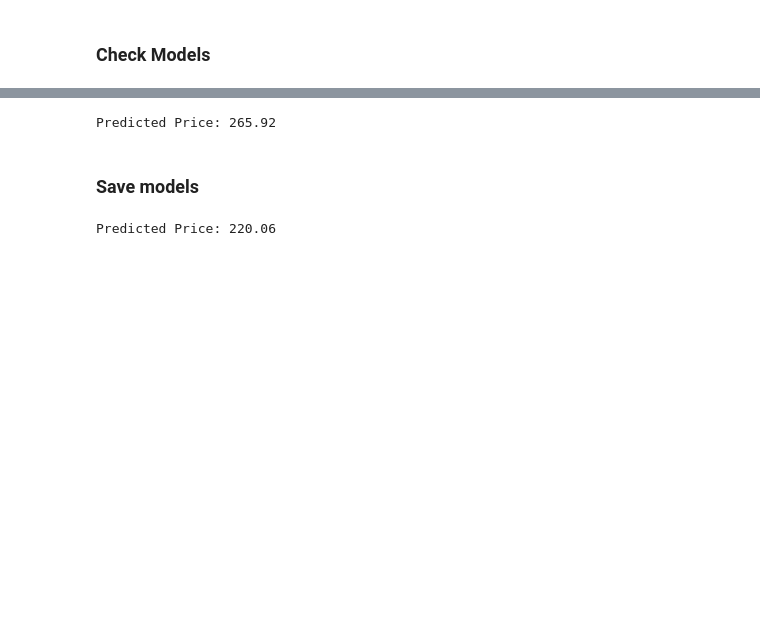
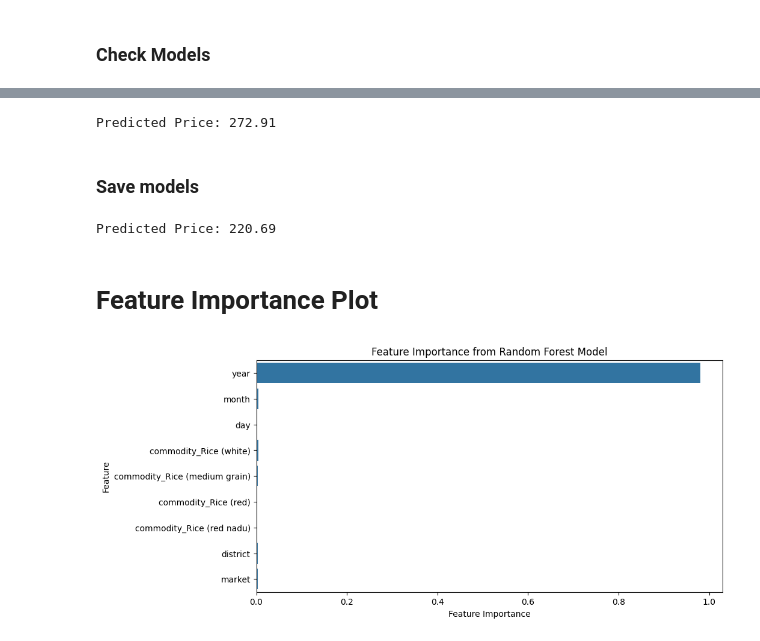
Before and after one commit to HChandeepa/Sri_Lanka_Food_Prices_Analysis, a Jupyter notebook: Sri_Lanka_Food_Prices_CW.ipynb, the cells around one changed output, grey strips where cells are left out. Saved outputs shown, nothing was run; the diff lists cells and outputs as text; code cells hidden in the pictures; blank space fills up the shorter version.

Commit message:
Graphs

```diff
--- a/Sri_Lanka_Food_Prices_CW.ipynb
+++ b/Sri_Lanka_Food_Prices_CW.ipynb
@@ -631,3 +618,21 @@ print(f"XGBoost R²: {r2_xgb:.2f}")
 XGBoost RMSE: 4.42
 XGBoost MAE: 3.20
 XGBoost R²: 1.00
+# %%
+from xgboost import XGBRegressor
+
+# Train an XGBoost model
+model_xgb = XGBRegressor(random_state=42, alpha=0.1, lambda_=0.1)
+model_xgb.fit(X_train, y_train)
+
+y_pred_xgb = model_xgb.predict(X_test)
+
+# Evaluate the model
+mse_xgb = mean_squared_error(y_test, y_pred_xgb)
+rmse_xgb = np.sqrt(mse_xgb)  # Take the square root of MSE
+mae_xgb = mean_absolute_error(y_test, y_pred_xgb)
+r2_xgb = r2_score(y_test, y_pred_xgb)
+
+print(f"XGBoost RMSE: {rmse_xgb:.2f}")
+print(f"XGBoost MAE: {mae_xgb:.2f}")
+print(f"XGBoost R²: {r2_xgb:.2f}")
@@ -799,7 +811,7 @@ predicted_price = model_xgb.predict(new_data)
 
 print(f"Predicted Price: {predicted_price[0]:.2f}")
 # %% [output]
-Predicted Price: 265.92
+Predicted Price: 272.91
 # %% [markdown]
 ### Save models
 # %%
@@ -833,4 +845,22 @@ predicted_price = model_xgb.predict(new_data)
 
 print(f"Predicted Price: {predicted_price[0]:.2f}")
 # %% [output]
-Predicted Price: 220.06
+Predicted Price: 220.69
+# %% [markdown]
+# Feature Importance Plot
+# %%
+import matplotlib.pyplot as plt
+import seaborn as sns
+
+# Feature importance for Random Forest
+feature_importance = model_rf.feature_importances_
+feature_names = X_train.columns
+
+plt.figure(figsize=(10, 5))
+sns.barplot(x=feature_importance, y=feature_names)
+plt.xlabel("Feature Importance")
+plt.ylabel("Feature")
+plt.title("Feature Importance from Random Forest Model")
+plt.show()
+# %% [output]
+[figure, added]
```
Also changed, not shown: parts of 24 cells of this notebook.
